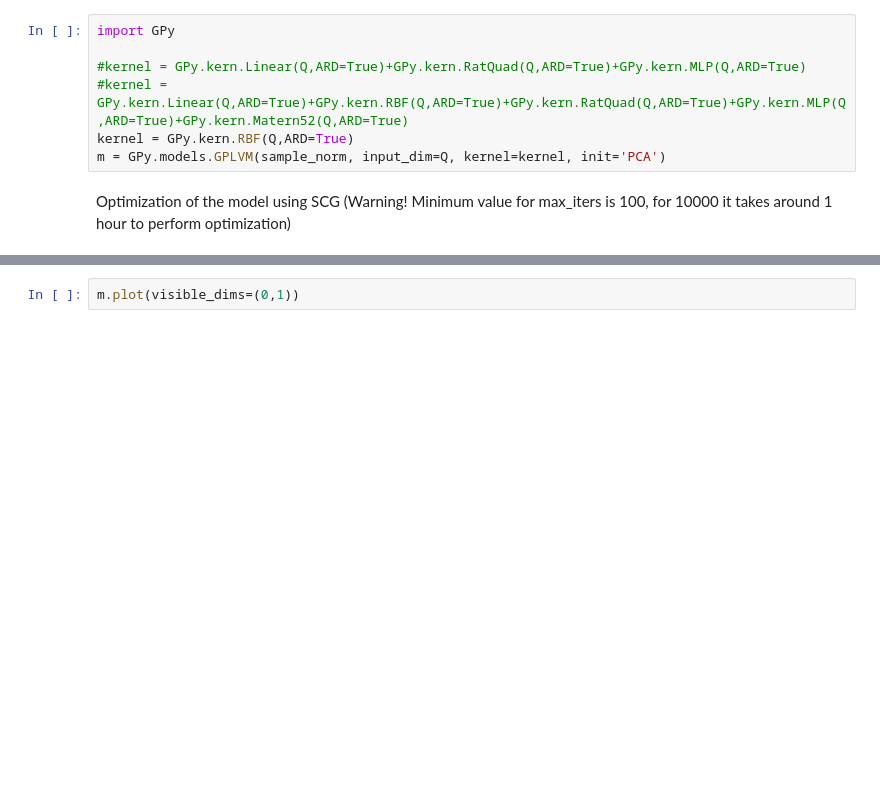
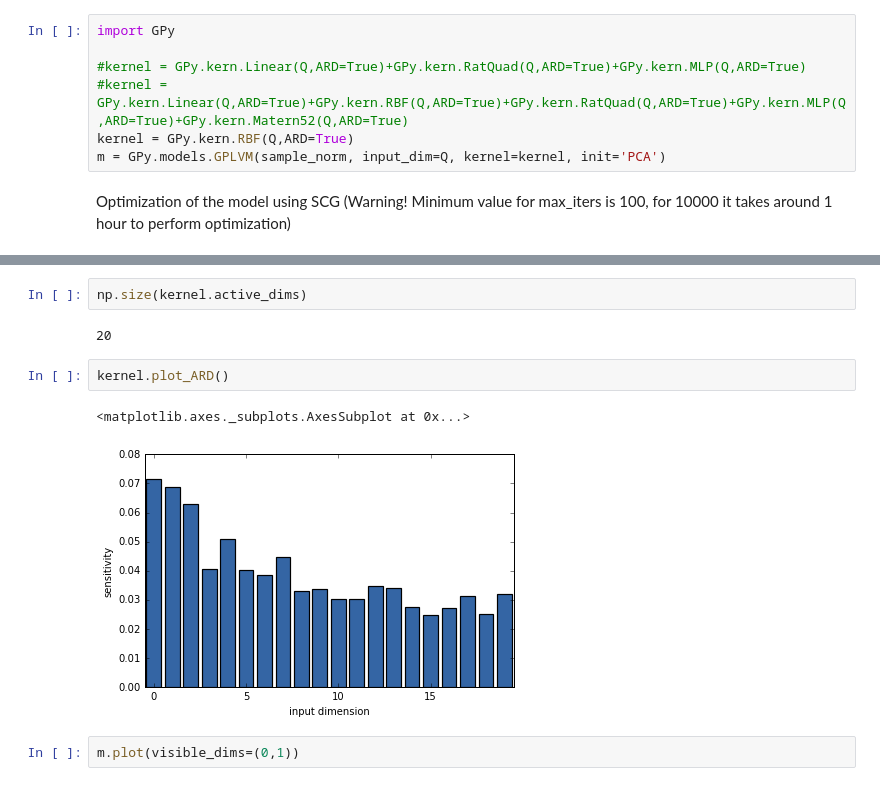
Before and after one commit to koptelovmax/gaussianprocess, a Jupyter notebook: Python/GPLVM.ipynb, the cells around one changed output, grey strips where cells are left out. Cells and saved outputs as stored; diff of their text form; blank space fills up the shorter version.

```diff
--- a/Python/GPLVM.ipynb
+++ b/Python/GPLVM.ipynb
@@ -81,3 +81,12 @@ class GPLVM(GPy.core.gp.GP)
+# %%
+np.size(kernel.active_dims)
+# %% [output]
+20
+# %%
+kernel.plot_ARD()
+# %% [output]
+<matplotlib.axes._subplots.AxesSubplot at 0x...>
+[figure, added]
 # %%
 m.plot(visible_dims=(0,1))
 # %% [output]
```
Also changed, not shown: parts of 17 cells of this notebook, 6 other files.
